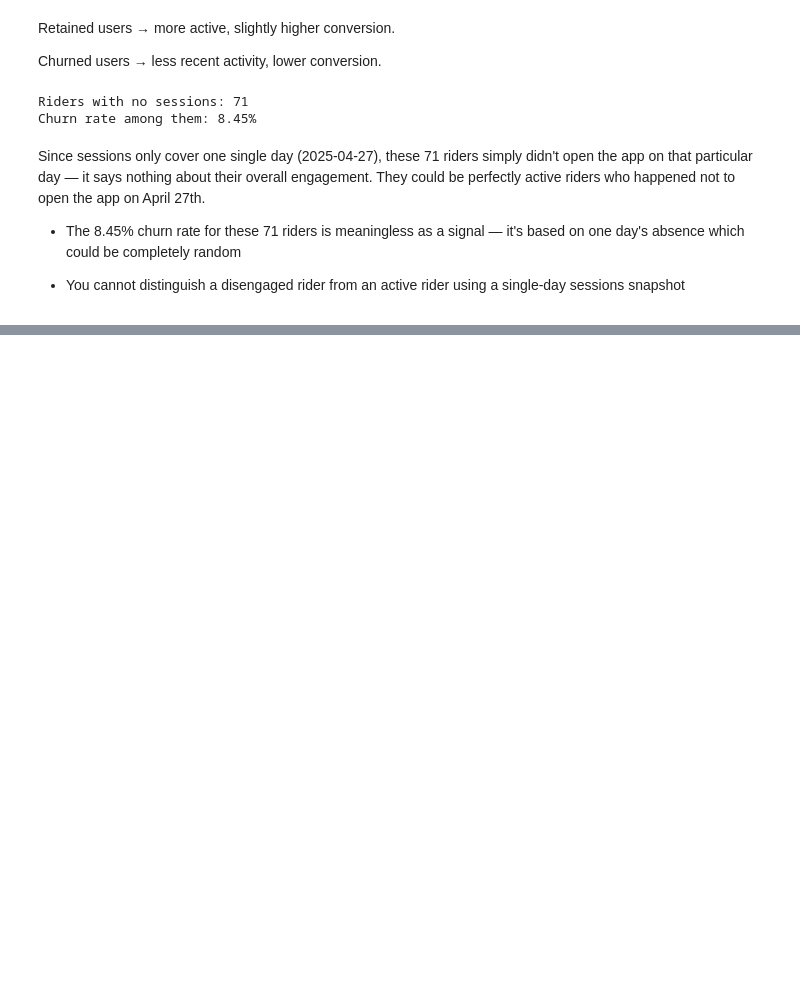
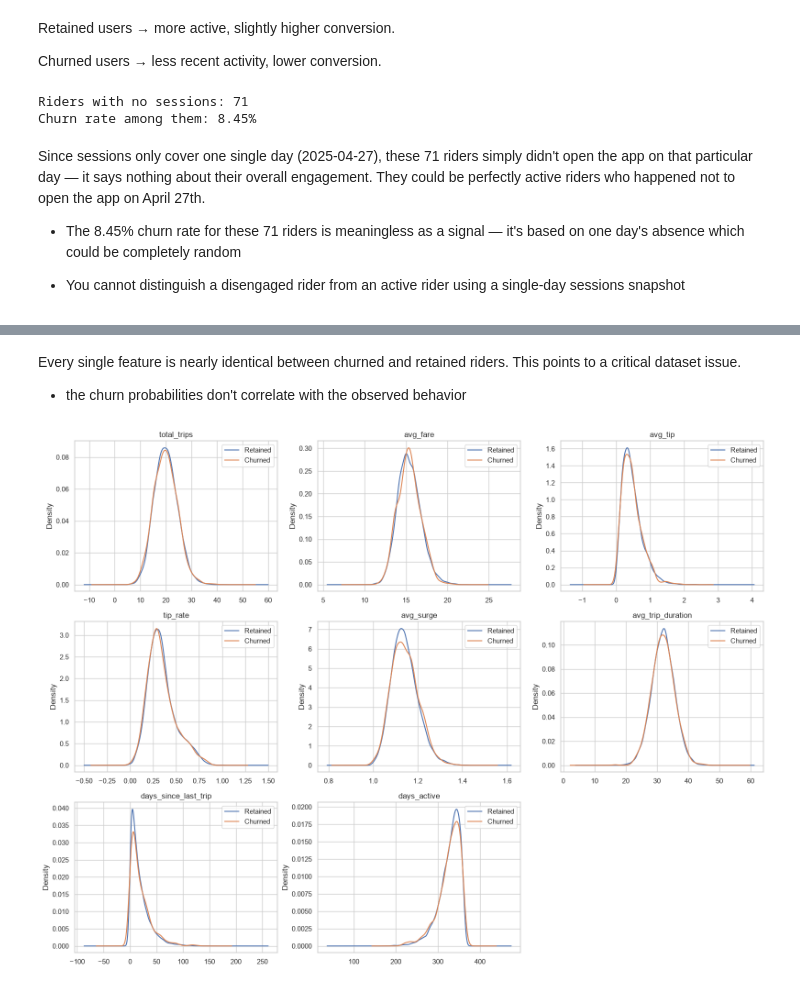
Before and after one commit to esosaomwanghe/ridewise_churnprediction, a Jupyter notebook: notebook/eda.ipynb, the cells around one changed output, grey strips where cells are left out. Saved outputs shown, nothing was run; the diff lists cells and outputs as text; code cells hidden in the pictures; blank space fills up the shorter version.

Commit message:
trips eda completed

```diff
--- a/notebook/eda.ipynb
+++ b/notebook/eda.ipynb
@@ -649,0 +687,9 @@ Since sessions only cover one single day (2025-04-27), these 71 riders simply di
+# %%
+# Mean comparison table for trips
+
+features = ['total_trips', 'avg_fare', 'avg_tip', 'tip_rate',
+            'avg_surge', 'avg_trip_duration', 'days_since_last_trip', 'days_active']
+
+df_trips.groupby('churn')[features].mean().T\
+    .rename(columns={0: 'Retained', 1: 'Churned'})\
+    .round(3)
@@ -649,0 +706,23 @@ Since sessions only cover one single day (2025-04-27), these 71 riders simply di
+# %% [markdown]
+Every single feature is nearly identical between churned and retained riders. This points to a critical dataset issue.
+
+- the churn probabilities don't correlate with the observed behavior
+# %%
+# KDE plots for trip
+
+fig, axes = plt.subplots(3, 3, figsize=(16, 12))
+axes = axes.flatten()
+
+for i, feat in enumerate(features):
+    for label, grp in df_trips.groupby('churn'):
+        grp[feat].plot(kind='kde', ax=axes[i], label='Churned' if label == 1 else 'Retained')
+    axes[i].set_title(feat)
+    axes[i].legend()
+
+for j in range(i+1, len(axes)):
+    axes[j].set_visible(False)
+
+plt.tight_layout()
+plt.show()
+# %% [output]
+[figure, added]
```
Also changed, not shown: parts of 10 cells of this notebook.
